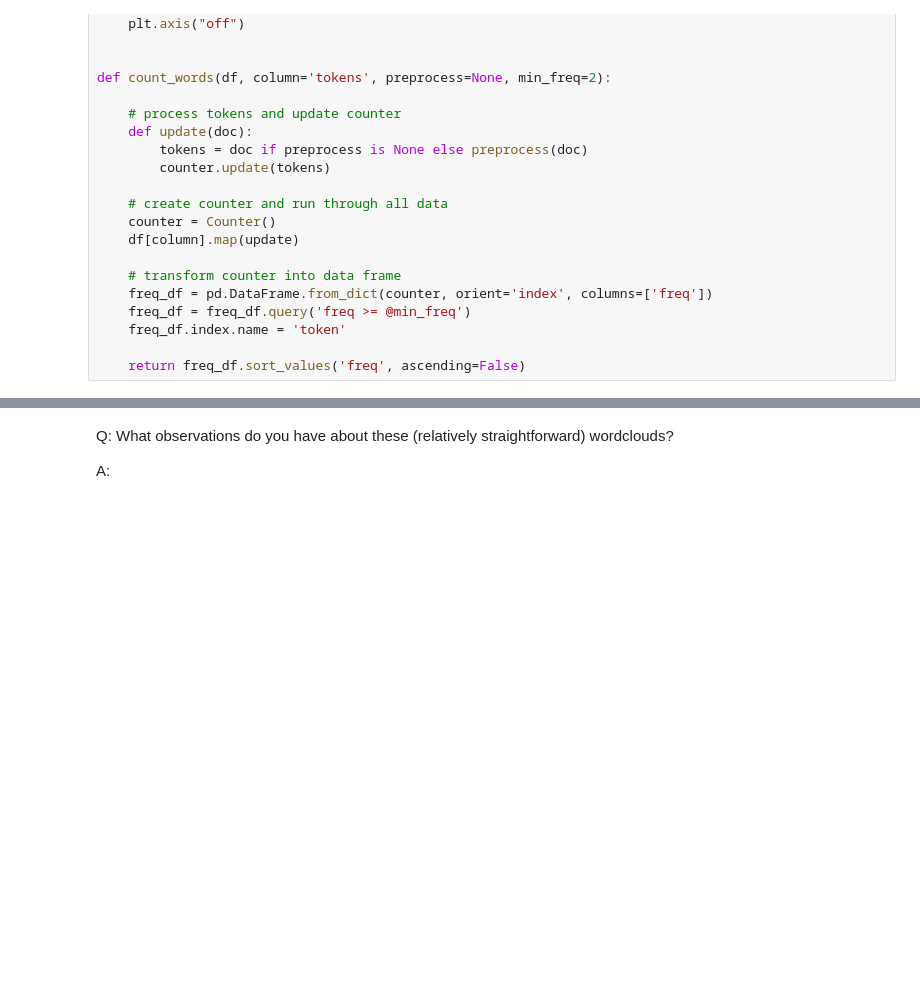
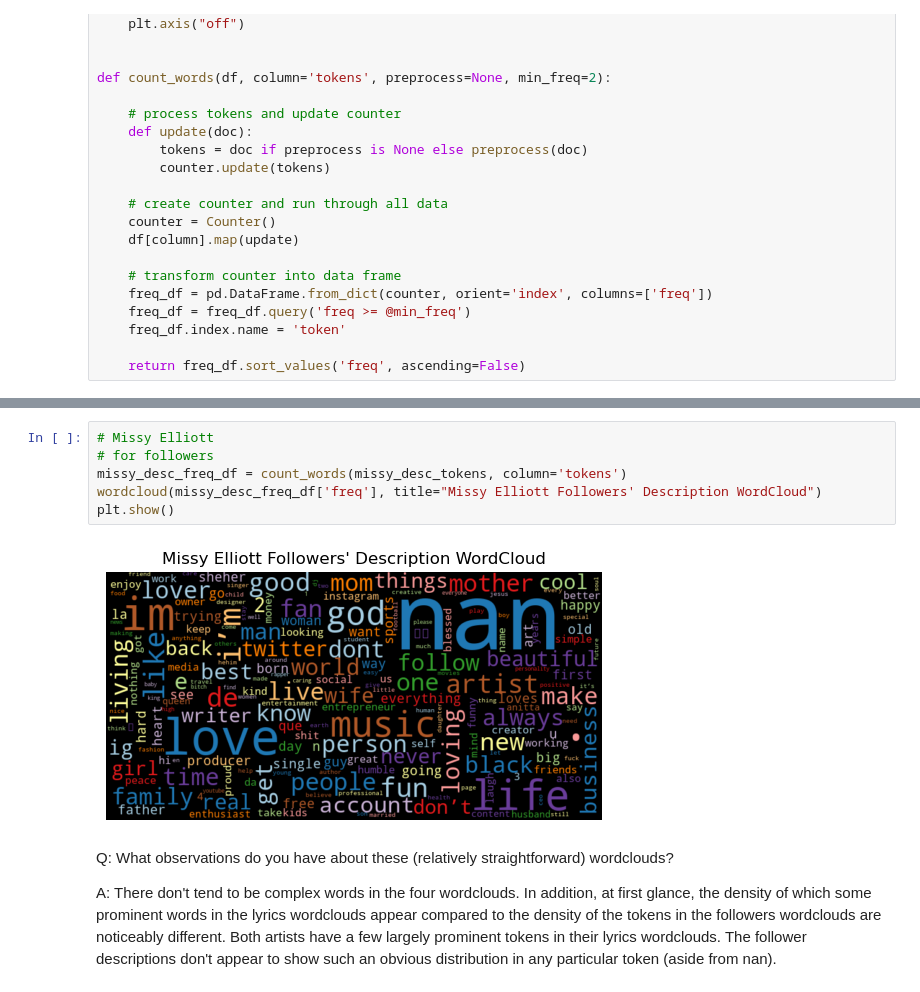
Before and after one commit to evchow/ADS509_Module_3, a Jupyter notebook: Group Comparison.ipynb, the cells around one changed output, grey strips where cells are left out. Cells and saved outputs as stored; diff of their text form; blank space fills up the shorter version.

```diff
--- a/Group Comparison.ipynb
+++ b/Group Comparison.ipynb
@@ -458,4 +609,12 @@ def count_words(df, column='tokens', preprocess=None, min_freq=2):
+# %%
+# Missy Elliott
+# for followers
+missy_desc_freq_df = count_words(missy_desc_tokens, column='tokens')
+wordcloud(missy_desc_freq_df['freq'], title="Missy Elliott Followers' Description WordCloud")
+plt.show()
+# %% [output]
+[figure, added]
 # %% [markdown]
 Q: What observations do you have about these (relatively straightforward) wordclouds?
 
-A:
+A: There don't tend to be complex words in the four wordclouds. In addition, at first glance, the density of which some prominent words in the lyrics wordclouds appear compared to the density of the tokens in the followers wordclouds are noticeably different. Both artists have a few largely prominent tokens in their lyrics wordclouds. The follower descriptions don't appear to show such an obvious distribution in any particular token (aside from nan).
```
Also changed, not shown: parts of 48 cells of this notebook.
